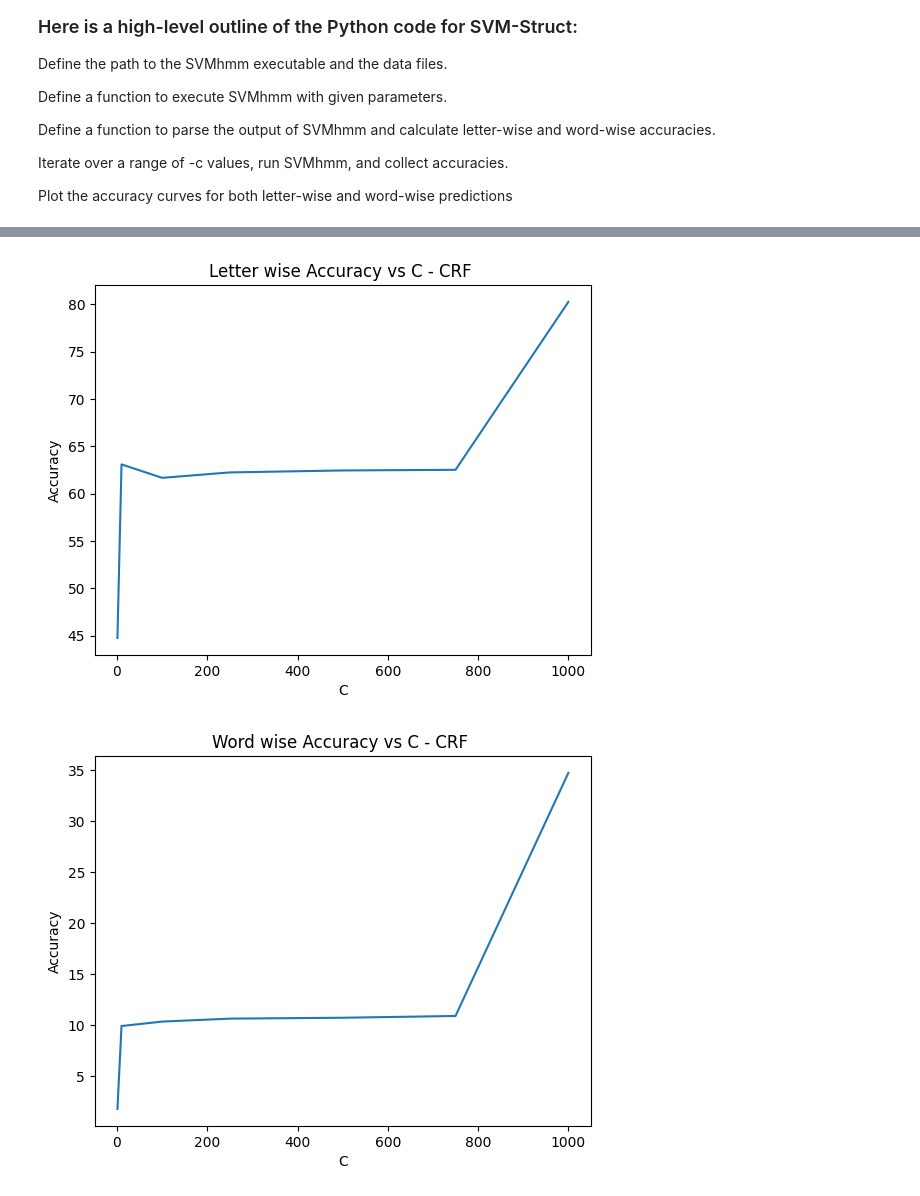
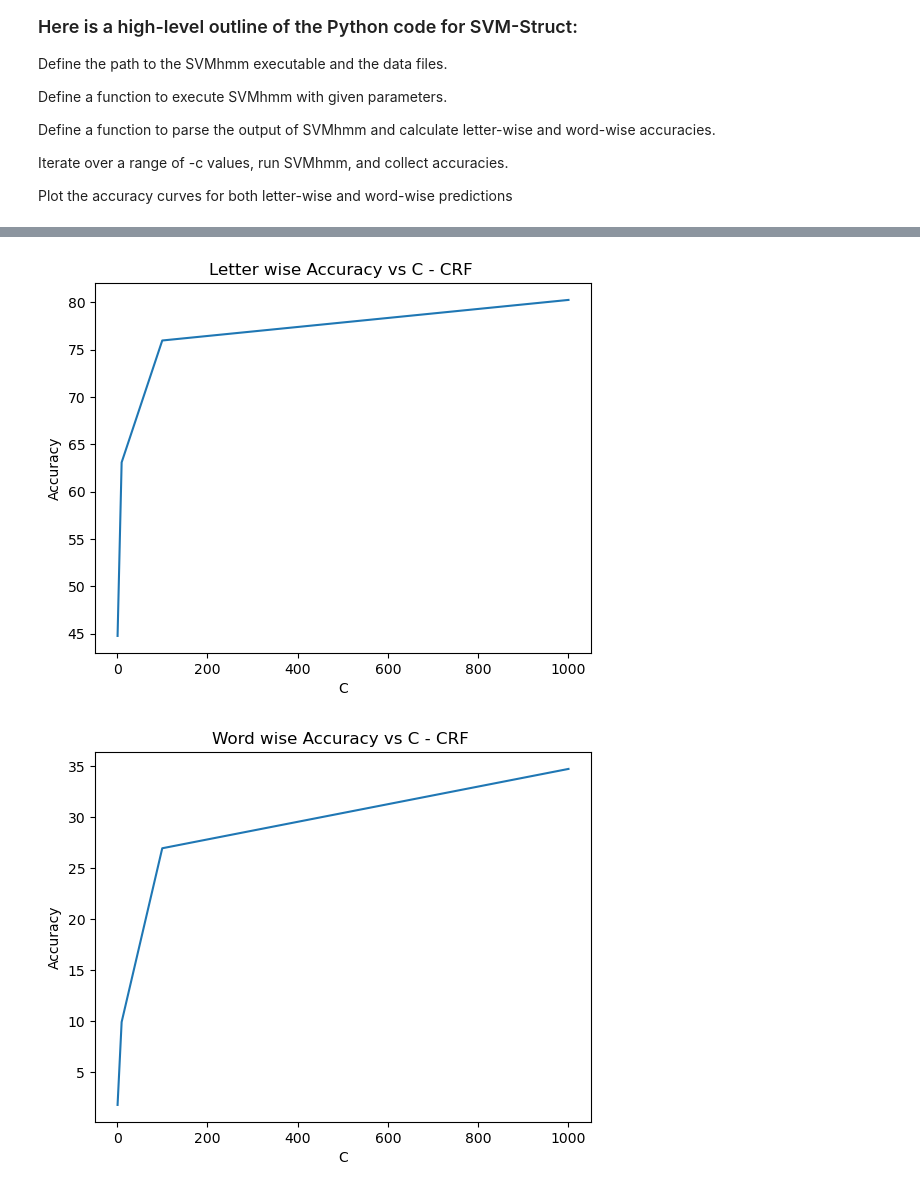
Before and after one commit to PranavMishra17/AdvMLab1, a Jupyter notebook: CRF-master/code/Q3_SVMhmm.ipynb, the cells around one changed output, grey strips where cells are left out. Drawn from its saved outputs; the diff is of its cells as text; code cells hidden in the pictures.

```diff
--- a/CRF-master/code/Q3_SVMhmm.ipynb
+++ b/CRF-master/code/Q3_SVMhmm.ipynb
@@ -309,25 +301,25 @@ Test word accuracy= 34.75858057009889
 # %%
 #Test letter wise accuracy= 80.25040079395373
 #Test word accuracy= 34.75858057009889
 
 def plot():
-    C=[1,10,100,250,500,750,1000]
+    C=[1,10,100,1000]
     #test_accuracy=[44.74,68.80,79.19,80.25]
     #word_acr=[1.80,14.89,32.78,34.75]
-    test_accuracy= [t1,t2,t3,t4,t5,t6,t7]
-    word_acr= [w1,w2,w3,w4,w5,w6,w7]
+    test_accuracy= [t1,t2,t3,t7]
+    word_acr= [w1,w2,w3,w7]
     mp.figure(1)
     mp.plot(C,test_accuracy)
     mp.title('Letter wise Accuracy vs C - CRF ')
     mp.ylabel('Accuracy')
     mp.xlabel('C')
     mp.figure(2)
     mp.plot(C,word_acr)
     mp.ylabel('Accuracy')
     mp.xlabel('C')
     mp.title('Word wise Accuracy vs C - CRF ')
 
 plot()
 # %% [output]
-[figure, old version]
+[figure, new version]
-[figure, old version]
+[figure, new version]
```
Also changed, not shown: parts of 3 cells of this notebook, 29 other files.
